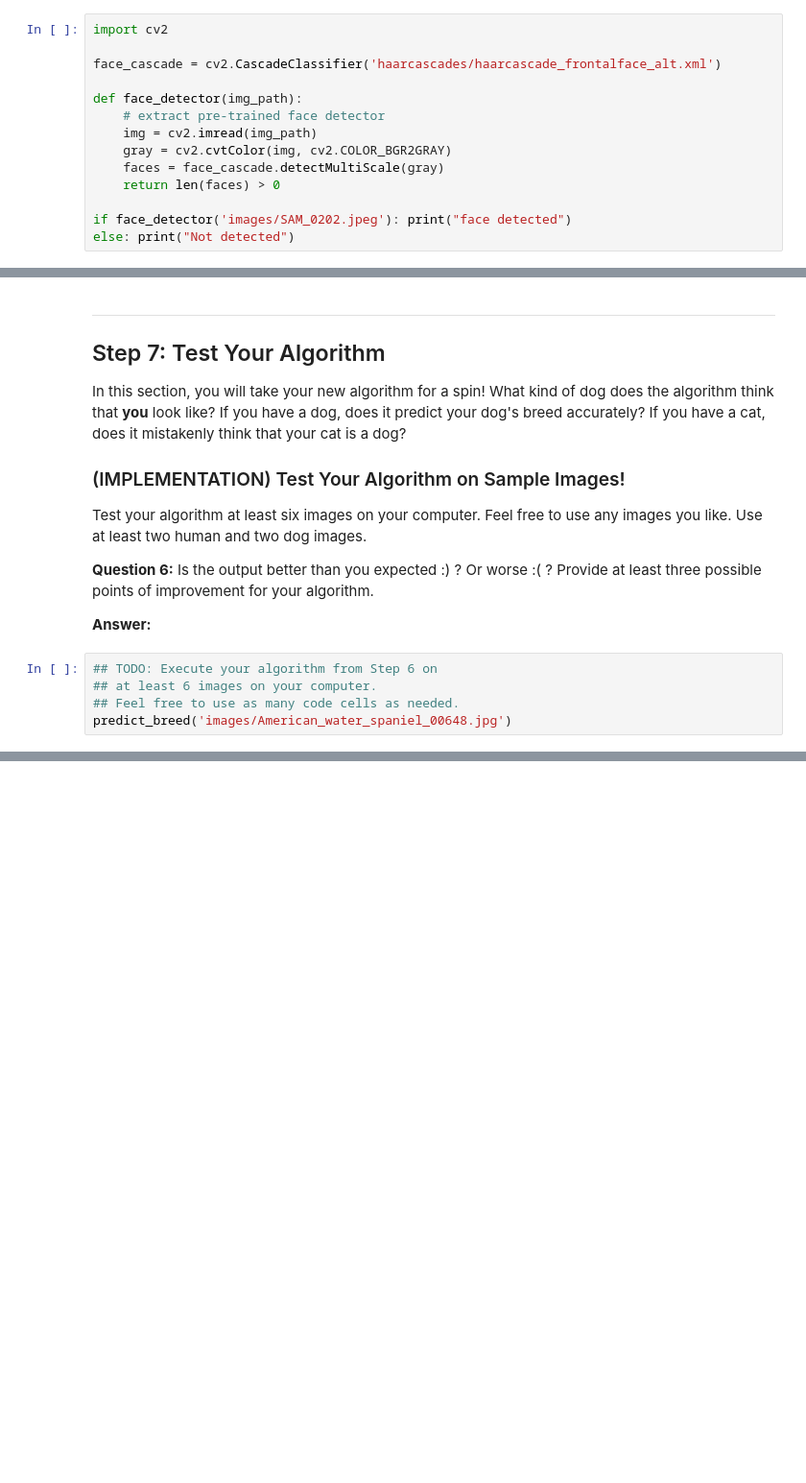
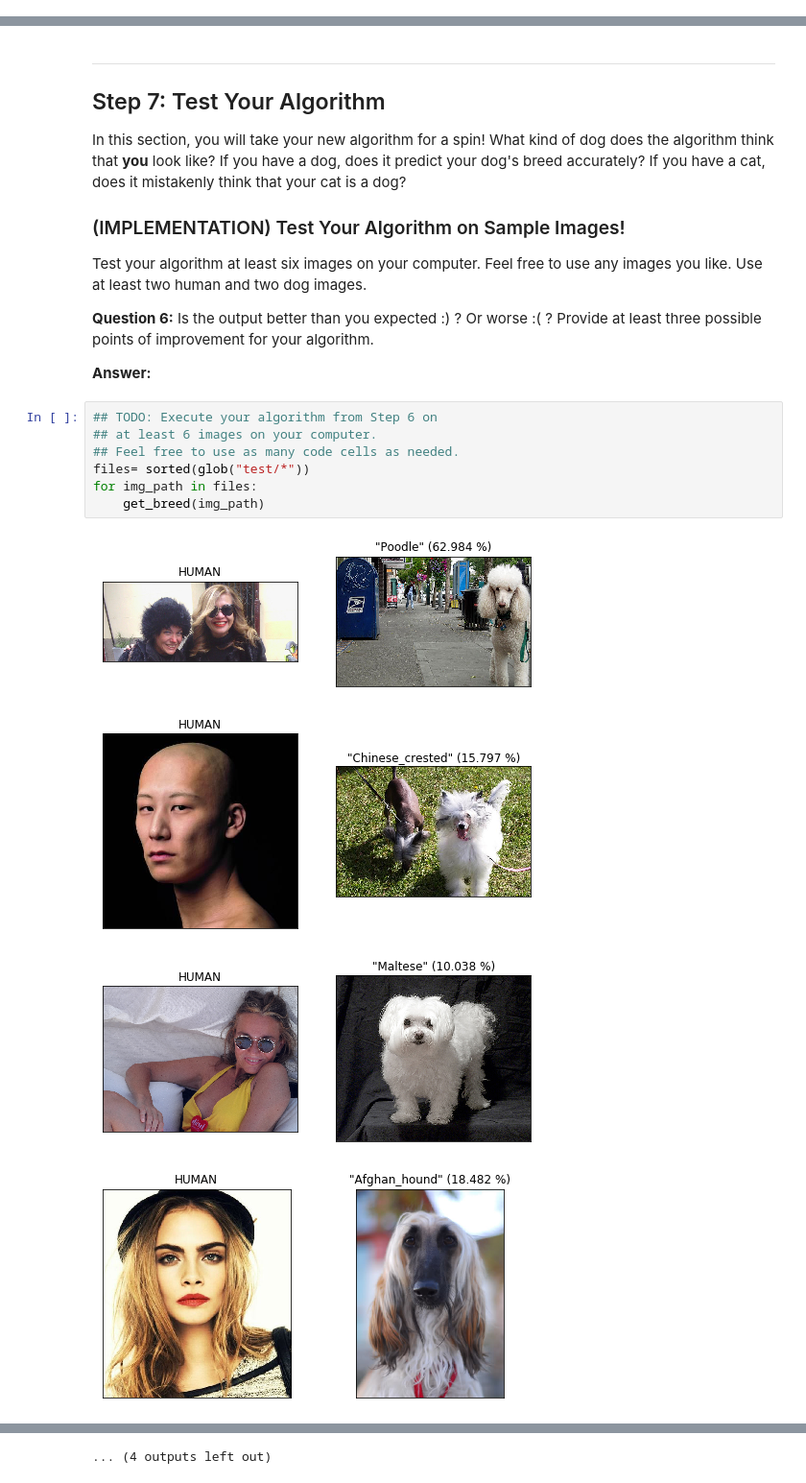
Before and after one commit to gregoriomezquita/dog-breed, a Jupyter notebook: dog_app.ipynb, the cells around one changed output, grey strips where cells are left out. Shown at 96% size. Saved outputs shown, nothing was run; the diff lists cells and outputs as text; blank space fills up the shorter version.

```diff
--- a/dog_app.ipynb
+++ b/dog_app.ipynb
@@ -754,17 +754,3 @@ Some sample output for our algorithm is provided below, but feel free to design
 
 
 ### (IMPLEMENTATION) Write your Algorithm
-# %%
-import cv2
-
-face_cascade = cv2.CascadeClassifier('haarcascades/haarcascade_frontalface_alt.xml')
-
-def face_detector(img_path):
-    # extract pre-trained face detector
-    img = cv2.imread(img_path)
-    gray = cv2.cvtColor(img, cv2.COLOR_BGR2GRAY)
-    faces = face_cascade.detectMultiScale(gray)
-    return len(faces) > 0
-
-if face_detector('images/SAM_0202.jpeg'): print("face detected")
-else: print("Not detected")
@@ -884,5 +857,12 @@ __Answer:__
 # %%
 ## TODO: Execute your algorithm from Step 6 on
 ## at least 6 images on your computer.
 ## Feel free to use as many code cells as needed.
-predict_breed('images/American_water_spaniel_00648.jpg')
+files= sorted(glob("test/*"))
+for img_path in files:
+    get_breed(img_path)
+# %% [output]
+[figure, added]
+[figure, added]
+[figure, added]
+[figure, added]
@@ -888,0 +877 @@ predict_breed('images/American_water_spaniel_00648.jpg')
+... (4 outputs left out)
```
Also changed, not shown: parts of 4 cells of this notebook.
